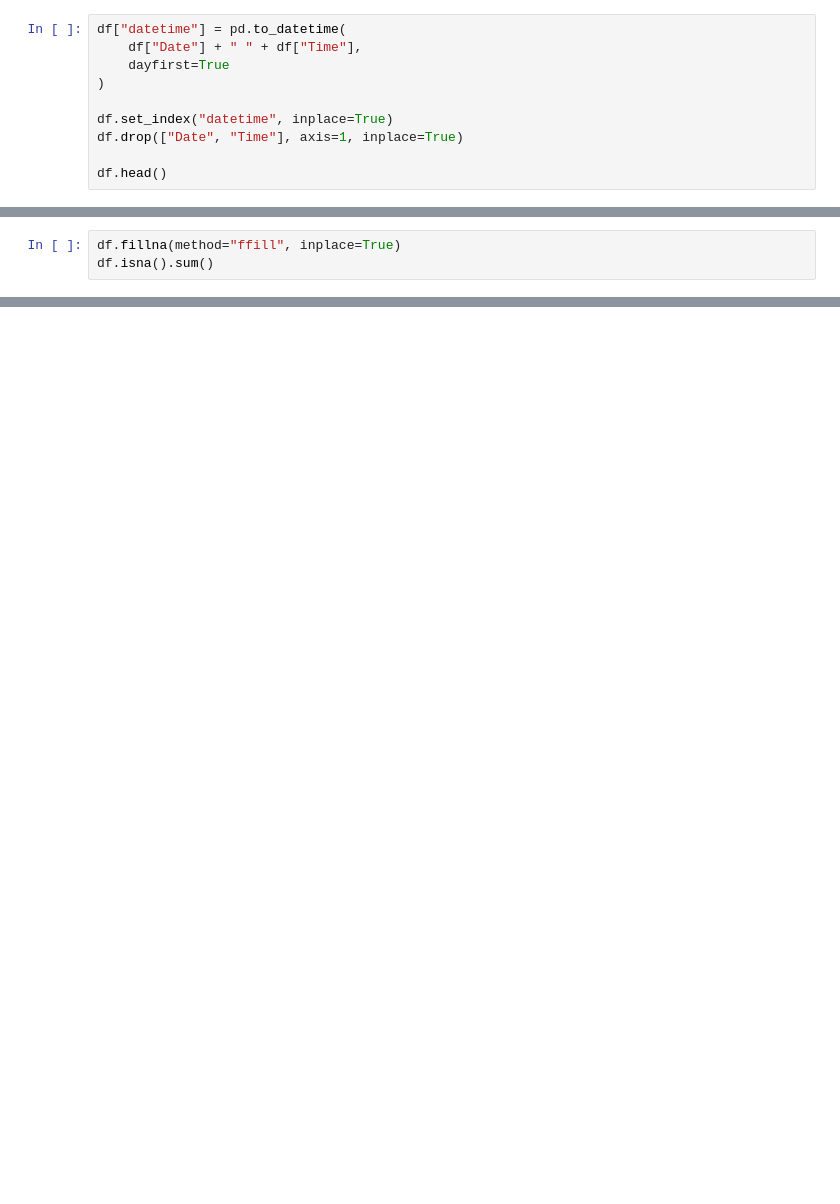
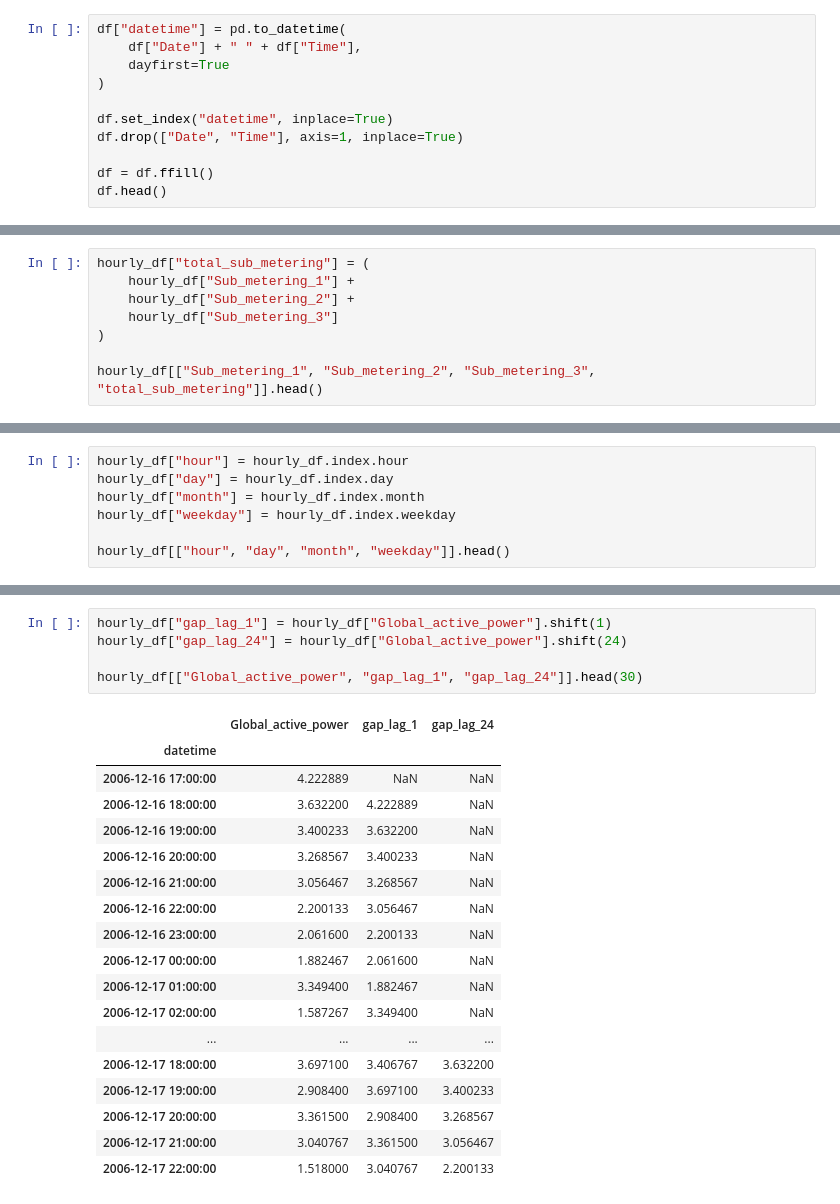
Before and after one commit to springboardmentor1361k/Smart-Energy-Consumption-Analysis-and-Prediction-using-Machine-Learning-with-Device-Level-Insights-, a Jupyter notebook: notebooks/milestone2.ipynb, the cells around one changed output, grey strips where cells are left out. Saved outputs shown, nothing was run; the diff lists cells and outputs as text; blank space fills up the shorter version.

```diff
--- a/notebooks/milestone2.ipynb
+++ b/notebooks/milestone2.ipynb
@@ -31,6 +29,7 @@ df["datetime"] = pd.to_datetime(
 df.set_index("datetime", inplace=True)
 df.drop(["Date", "Time"], axis=1, inplace=True)
 
+df = df.ffill()
 df.head()
 # %% [output]
 |  | Global_active_power | Global_reactive_power | Voltage | Global_intensity | Sub_metering_1 | Sub_metering_2 | ... |
@@ -54,3 +41,0 @@ dtype: int64
-# %%
-df.fillna(method="ffill", inplace=True)
-df.isna().sum()
@@ -87,0 +56,8 @@ daily_df.head()
+# %%
+hourly_df["total_sub_metering"] = (
+    hourly_df["Sub_metering_1"] +
+    hourly_df["Sub_metering_2"] +
+    hourly_df["Sub_metering_3"]
+)
+
+hourly_df[["Sub_metering_1", "Sub_metering_2", "Sub_metering_3", "total_sub_metering"]].head()
@@ -87,0 +72,7 @@ daily_df.head()
+# %%
+hourly_df["hour"] = hourly_df.index.hour
+hourly_df["day"] = hourly_df.index.day
+hourly_df["month"] = hourly_df.index.month
+hourly_df["weekday"] = hourly_df.index.weekday
+
+hourly_df[["hour", "day", "month", "weekday"]].head()
@@ -87,0 +87,24 @@ daily_df.head()
+# %%
+hourly_df["gap_lag_1"] = hourly_df["Global_active_power"].shift(1)
+hourly_df["gap_lag_24"] = hourly_df["Global_active_power"].shift(24)
+
+hourly_df[["Global_active_power", "gap_lag_1", "gap_lag_24"]].head(30)
+# %% [output]
+|  | Global_active_power | gap_lag_1 | gap_lag_24 |
+| datetime |  |  |  |
+| 2006-12-16 17:00:00 | 4.222889 | NaN | NaN |
+| 2006-12-16 18:00:00 | 3.632200 | 4.222889 | NaN |
+| 2006-12-16 19:00:00 | 3.400233 | 3.632200 | NaN |
+| 2006-12-16 20:00:00 | 3.268567 | 3.400233 | NaN |
+| 2006-12-16 21:00:00 | 3.056467 | 3.268567 | NaN |
+| 2006-12-16 22:00:00 | 2.200133 | 3.056467 | NaN |
+| 2006-12-16 23:00:00 | 2.061600 | 2.200133 | NaN |
+| 2006-12-17 00:00:00 | 1.882467 | 2.061600 | NaN |
+| 2006-12-17 01:00:00 | 3.349400 | 1.882467 | NaN |
+| 2006-12-17 02:00:00 | 1.587267 | 3.349400 | NaN |
+| ... | ... | ... | ... |
+| 2006-12-17 18:00:00 | 3.697100 | 3.406767 | 3.632200 |
+| 2006-12-17 19:00:00 | 2.908400 | 3.697100 | 3.400233 |
+| 2006-12-17 20:00:00 | 3.361500 | 2.908400 | 3.268567 |
+| 2006-12-17 21:00:00 | 3.040767 | 3.361500 | 3.056467 |
+| 2006-12-17 22:00:00 | 1.518000 | 3.040767 | 2.200133 |
```
Also changed, not shown: parts of 15 cells of this notebook.
